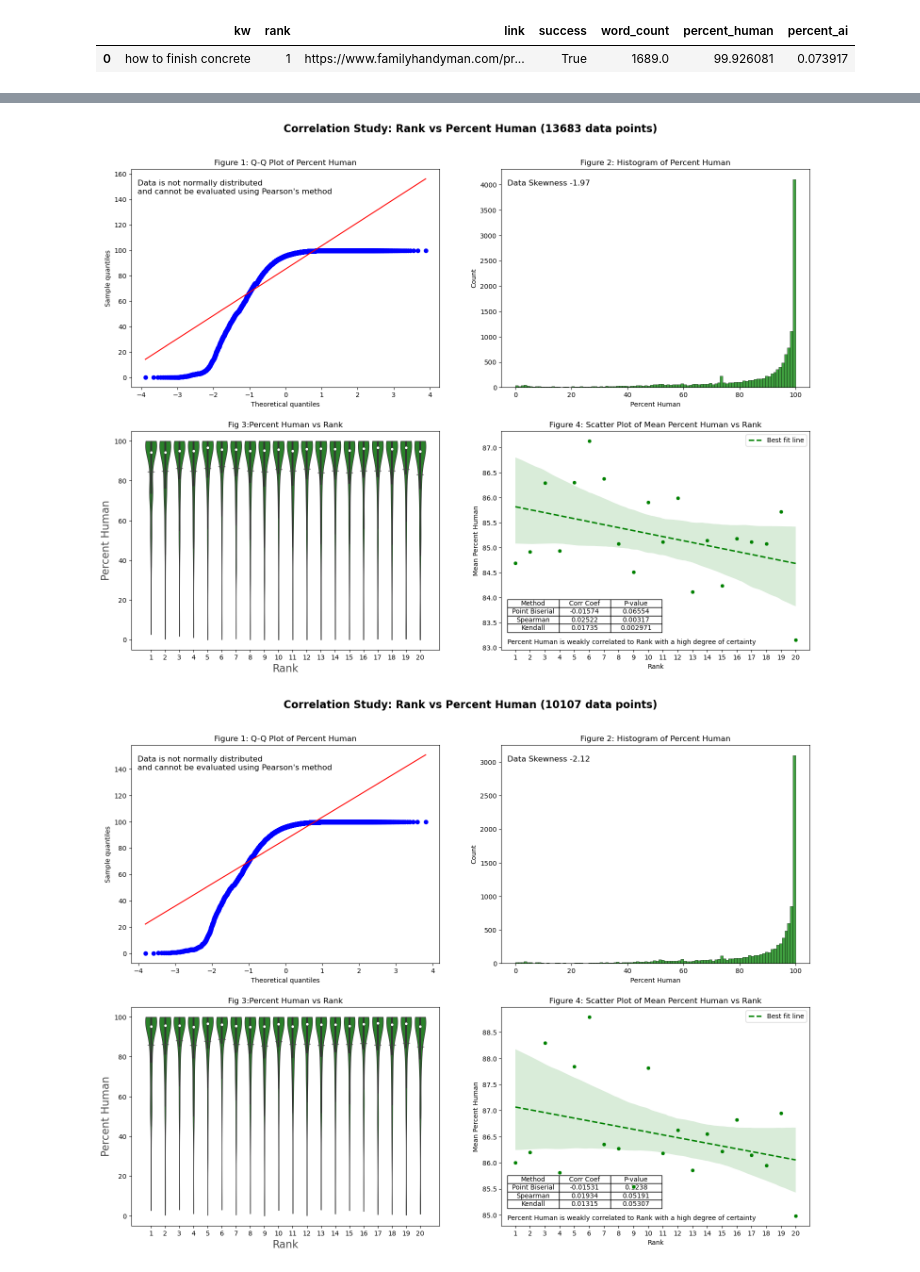
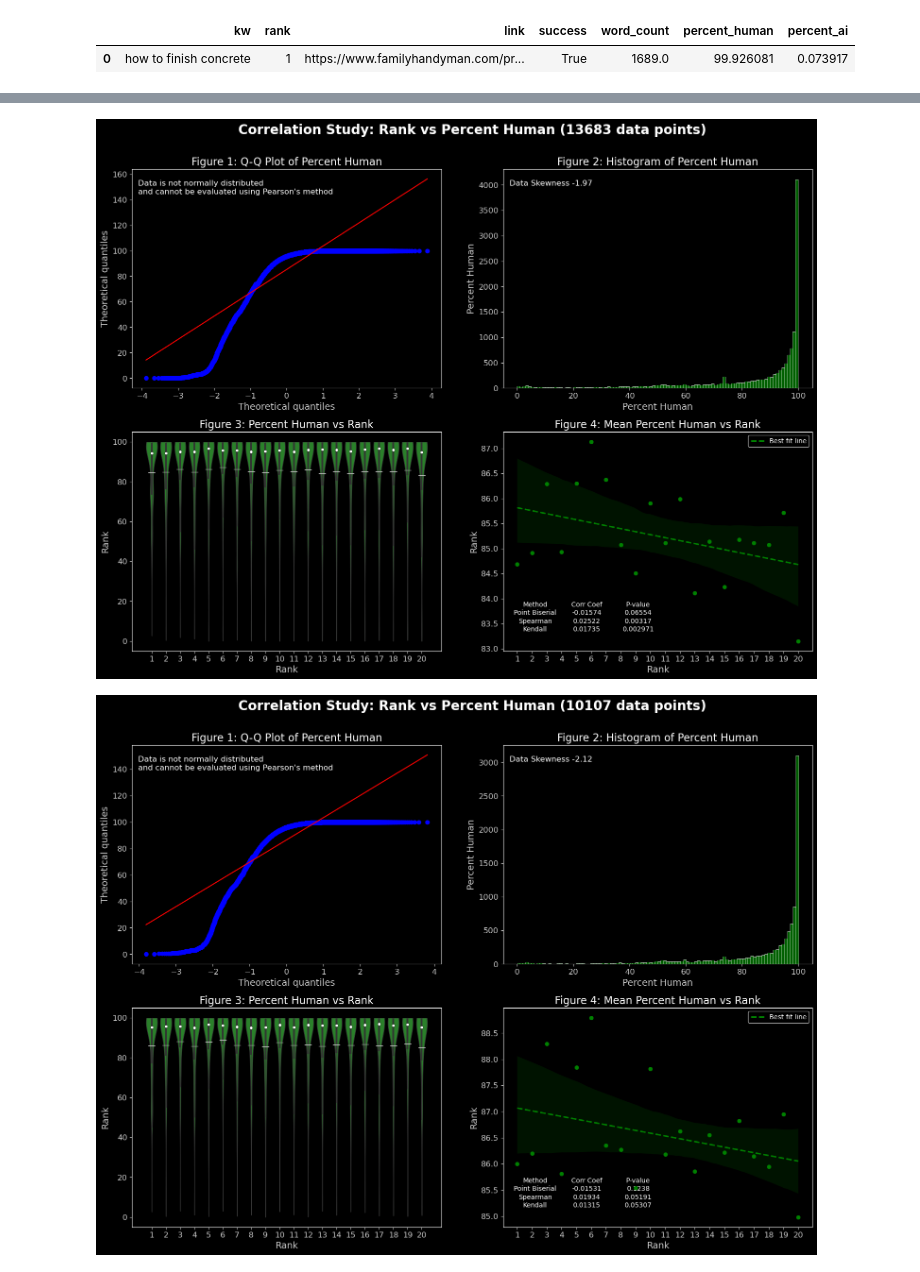
Before and after one commit to Magmafish/SerpGS, a Jupyter notebook: int_kw.ipynb, the cells around one changed output, grey strips where cells are left out. Cells and saved outputs as stored; diff of their text form; code cells hidden in the pictures.

```diff
--- a/int_kw.ipynb
+++ b/int_kw.ipynb
@@ -142,12 +273,12 @@ multiplotv(df_5_ky)
 # %%
 df_10_ky = df.groupby('kw').filter(lambda x: len(x) >= 10)
-multiplotv(df_10_ky)
+multiplotv_dark(df_10_ky)
 # %% [output]
-[figure, old version]
+[figure, new version]
 # %%
 df_15_ky = df.groupby('kw').filter(lambda x: len(x) >= 15)
-multiplotv(df_15_ky)
+multiplotv_dark(df_15_ky)
 # %% [output]
-[figure, old version]
+[figure, new version]
 # %%
 df_18_ky = df.groupby('kw').filter(lambda x: len(x) >= 18)
```
Also changed, not shown: parts of 4 cells of this notebook, 1 other file.
